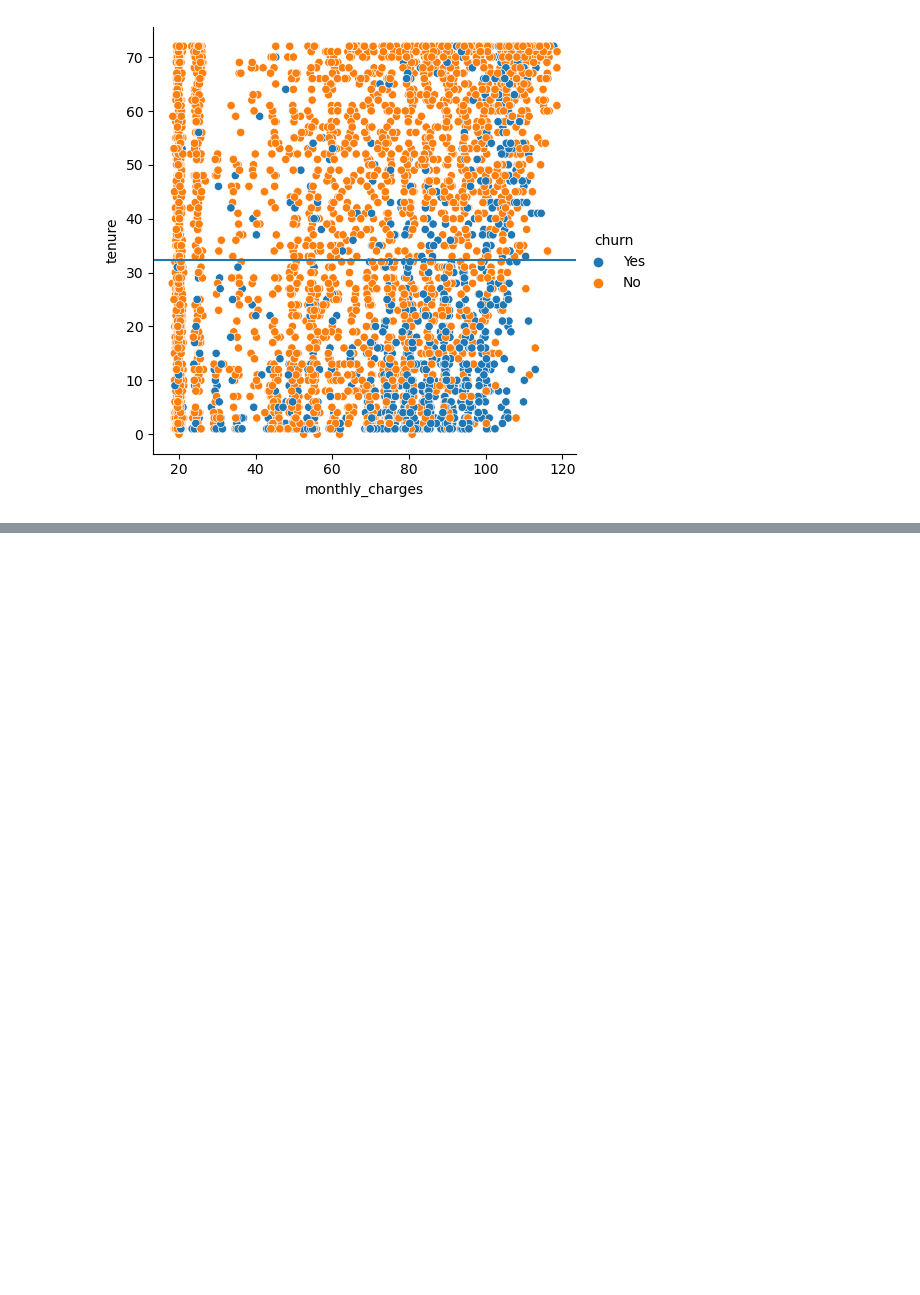
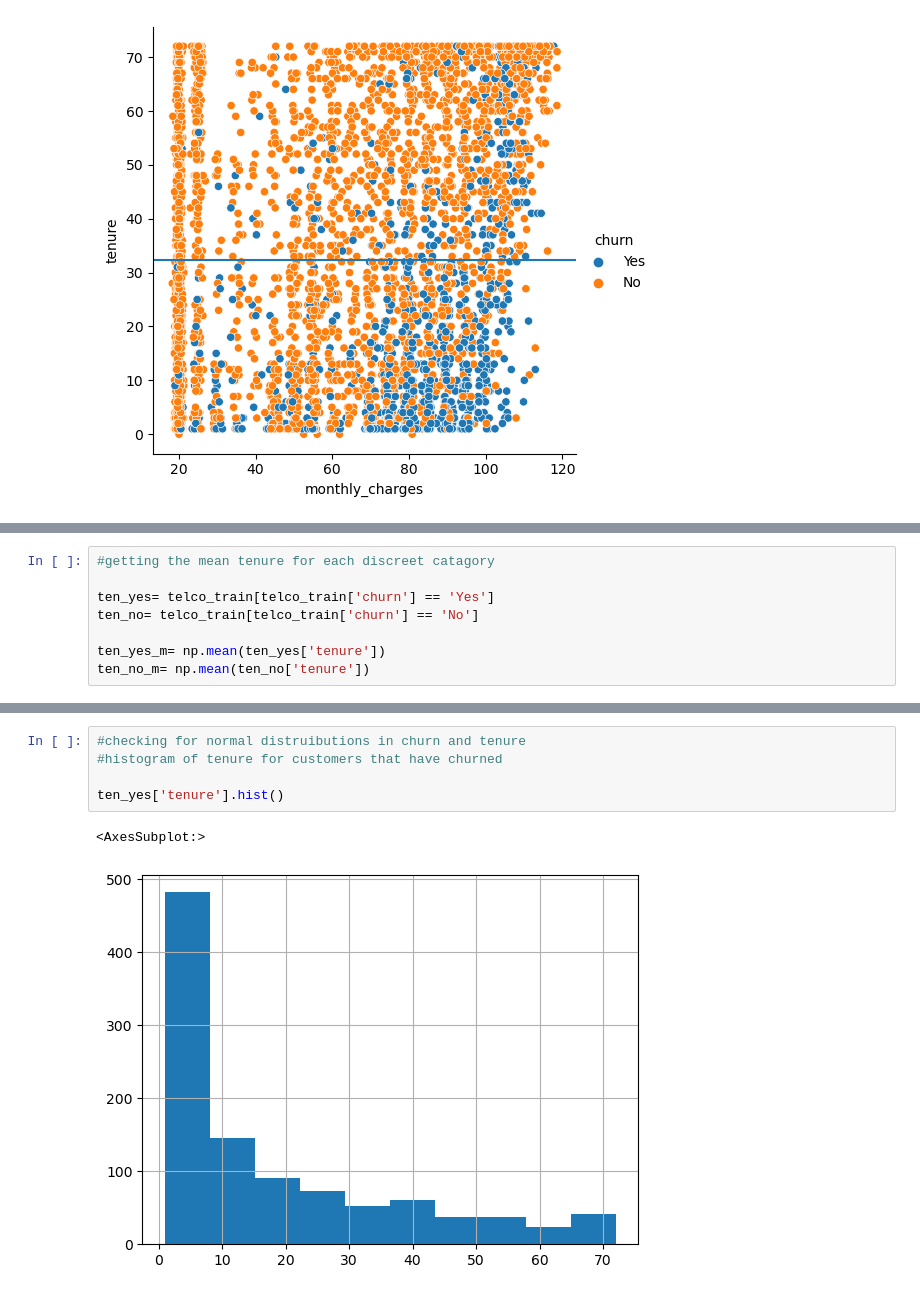
Before and after one commit to Andy-Jensen/Telco_project_part_1, a Jupyter notebook: explore.ipynb, the cells around one changed output, grey strips where cells are left out. Saved outputs shown, nothing was run; the diff lists cells and outputs as text; blank space fills up the shorter version.

```diff
--- a/scratch_notebook.ipynb
+++ b/explore.ipynb
@@ -101,0 +126,8 @@ np.mean(telco_train['monthly_charges'])
+# %%
+#getting the mean tenure for each discreet catagory
+
+ten_yes= telco_train[telco_train['churn'] == 'Yes']
+ten_no= telco_train[telco_train['churn'] == 'No']
+
+ten_yes_m= np.mean(ten_yes['tenure'])
+ten_no_m= np.mean(ten_no['tenure'])
@@ -101,0 +142,8 @@ np.mean(telco_train['monthly_charges'])
+# %%
+#checking for normal distruibutions in churn and tenure
+#histogram of tenure for customers that have churned
+
+ten_yes['tenure'].hist()
+# %% [output]
+<AxesSubplot:>
+[figure, added]
```
Also changed, not shown: parts of 43 cells of this notebook.
